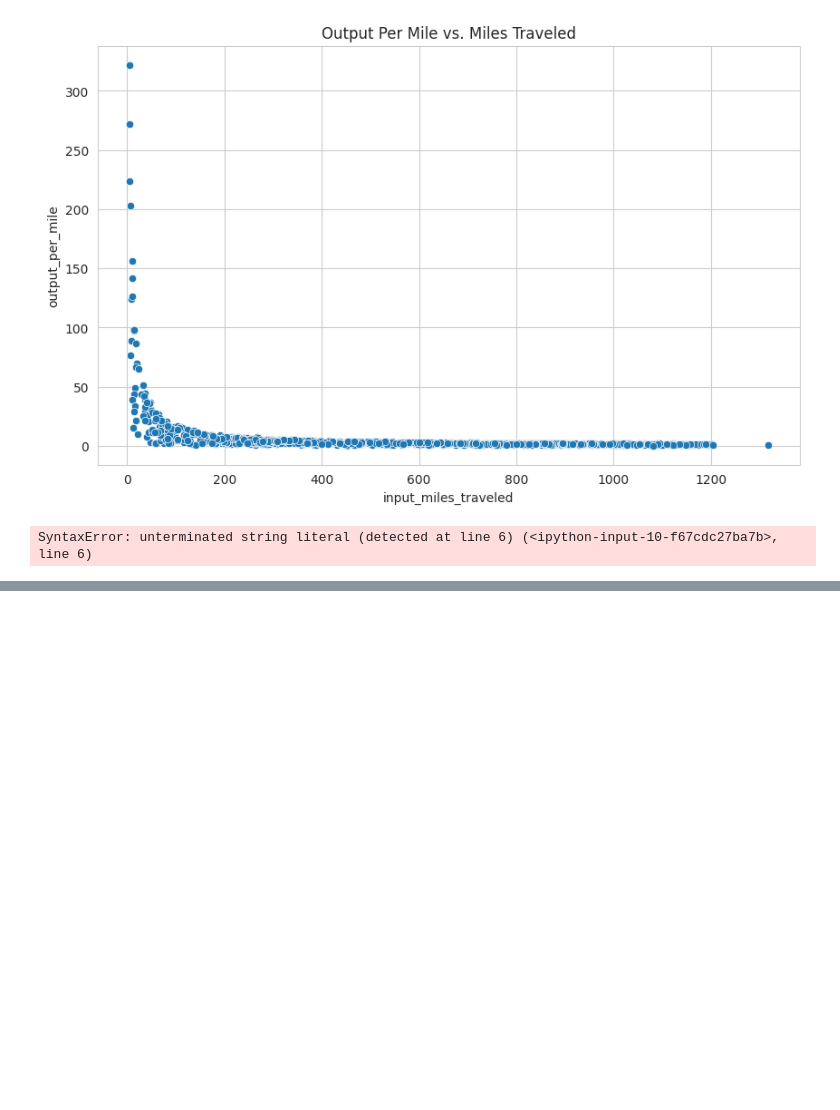
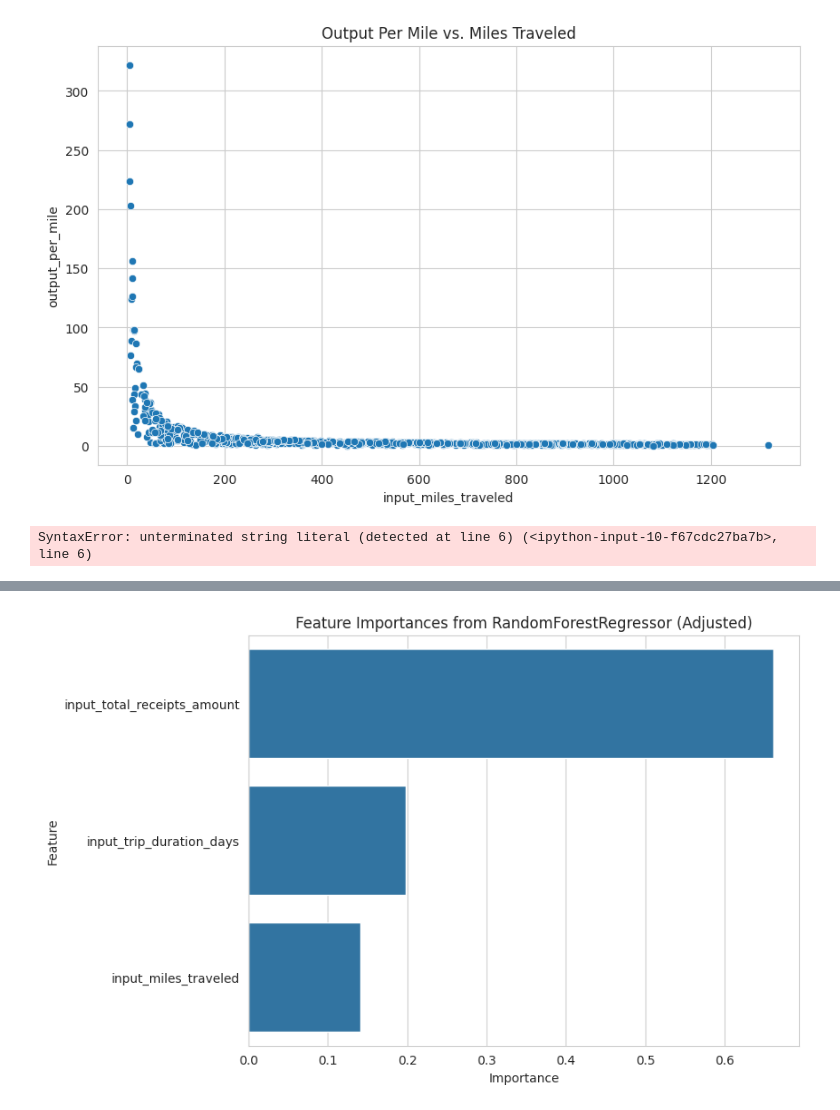
Before and after one commit to tgejason/top-coder-challenge, a Jupyter notebook: black_box_data_exploration.ipynb, the cells around one changed output, grey strips where cells are left out. Saved outputs shown, nothing was run; the diff lists cells and outputs as text; code cells hidden in the pictures; blank space fills up the shorter version.

Commit message:
Add files via upload
outputs

```diff
--- a/black_box_data_exploration.ipynb
+++ b/black_box_data_exploration.ipynb
@@ -282,3 +282,95 @@ M
 The components for mileage and receipts appear to be added to the daily component, creating the spread observed in the Reimbursement vs. Trip Duration plot.
 # %% [output]
 SyntaxError: unterminated string literal (detected at line 6) (<ipython-input-10-f67cdc27ba7b>, line 6)
+# %%
+import pandas as pd
+import numpy as np
+import json
+from sklearn.model_selection import train_test_split
+from sklearn.ensemble import RandomForestRegressor
+from sklearn.metrics import mean_absolute_error, mean_squared_error, r2_score
+import matplotlib.pyplot as plt
+import seaborn as sns
+
+
+# Load the dataset
+public_cases_file = 'public_cases.json'
+try:
+    with open(public_cases_file, 'r') as f:
+        data_cases = json.load(f)
+    df_public_cases = pd.json_normalize(data_cases, sep='_')
+    print(f"'{public_cases_file}' loaded successfully. DataFrame shape: {df_public_cases.shape}")
+except Exception as e:
+    print(f"Error loading or parsing '{public_cases_file}': {e}")
+    # Handle error, e.g., exit or create an empty DataFrame
+    df_public_cases = pd.DataFrame()
+
+
+if not df_public_cases.empty:
+    # --- Feature Engineering (re-create the features used for training) ---
+    df_public_cases['daily_receipt_spending'] = df_public_cases['input_total_receipts_amount'] / df_public_cases['input_trip_duration_days']
+    df_public_cases['miles_per_day'] = df_public_cases['input_miles_traveled'] / df_public_cases['input_trip_duration_days']
+
+    # Define features (X) and target (y)
+    X = df_public_cases[['input_trip_duration_days', 'input_miles_traveled', 'input_total_receipts_amount']]
+    y = df_public_cases['expected_output']
+
+    # Handle potential NaN values which might have been introduced by divisions if input_trip_duration_days was 0
+    X = X.fillna(X.mean())
+    y = y.fillna(y.mean())
+
+    # Split data into training and testing sets
+    X_train, X_test, y_train, y_test = train_test_split(X, y, test_size=0.2, random_state=42)
+
+    print(f"\nTraining data shape: {X_train.shape}, Testing data shape: {X_test.shape}")
+
+    # --- Adjusting the RandomForestRegressor for Overfitting ---
+    # Initialize and train a RandomForestRegressor model with adjusted parameters
+    # Reduce max_depth to prevent individual trees from becoming too complex
+    # Increase min_samples_leaf to ensure each leaf has a minimum number of samples, making splits less specific
+    model = RandomForestRegressor(n_estimators=100, max_depth=10, min_samples_leaf=5, random_state=42)
+    model.fit(X_train, y_train)
+
+    print("\nRandomForestRegressor Model Training Complete with Adjusted Parameters.")
+
+    # Make predictions on the test set
+    y_pred = model.predict(X_test)
+
+    # Evaluate the model
+    mae = mean_absolute_error(y_test, y_pred)
+    rmse = np.sqrt(mean_squared_error(y_test, y_pred))
+    r2 = r2_score(y_test, y_pred)
+
+    print(f"\n--- Model Evaluation (Adjusted Model) ---")
+    print(f"Mean Absolute Error (MAE): {mae:.2f}")
+    print(f"Root Mean Squared Error (RMSE): {rmse:.2f}")
+    print(f"R-squared (R2): {r2:.4f}")
+
+    # Feature Importance
+    feature_importances = pd.Series(model.feature_importances_, index=X.columns).sort_values(ascending=False)
+    print(f"\n--- Feature Importances ---")
+    print(feature_importances.to_markdown(numalign="left", stralign="left"))
+
+    # Visualize Feature Importance
+    plt.figure(figsize=(8, 6))
+    sns.barplot(x=feature_importances.values, y=feature_importances.index)
+    plt.title('Feature Importances from RandomForestRegressor (Adjusted)')
+    plt.xlabel('Importance')
+    plt.ylabel('Feature')
+    plt.show()
+
+    # Visualize actual vs predicted values
+    plt.figure(figsize=(10, 6))
+    sns.scatterplot(x=y_test, y=y_pred, alpha=0.6)
+    plt.plot([y.min(), y.max()], [y.min(), y.max()], 'r--', lw=2, label='Perfect Prediction')
+    plt.title('Actual vs. Predicted Expected Output (Adjusted Model)')
+    plt.xlabel('Actual Expected Output ($)')
+    plt.ylabel('Predicted Expected Output ($)')
+    plt.grid(True, linestyle='--', alpha=0.7)
+    plt.legend()
+    plt.show()
+
+    print("\n--- Model Building and Evaluation with Overfitting Adjustments Complete ---")
+else:
+    print("DataFrame is empty, cannot proceed with model training and evaluation.")
+# %% [output]
@@ -284,0 +393 @@ SyntaxError: unterminated string literal (detected at line 6) (<ipython-input-10
+[figure, added]
```
Also changed, not shown: parts of 3 cells of this notebook.
